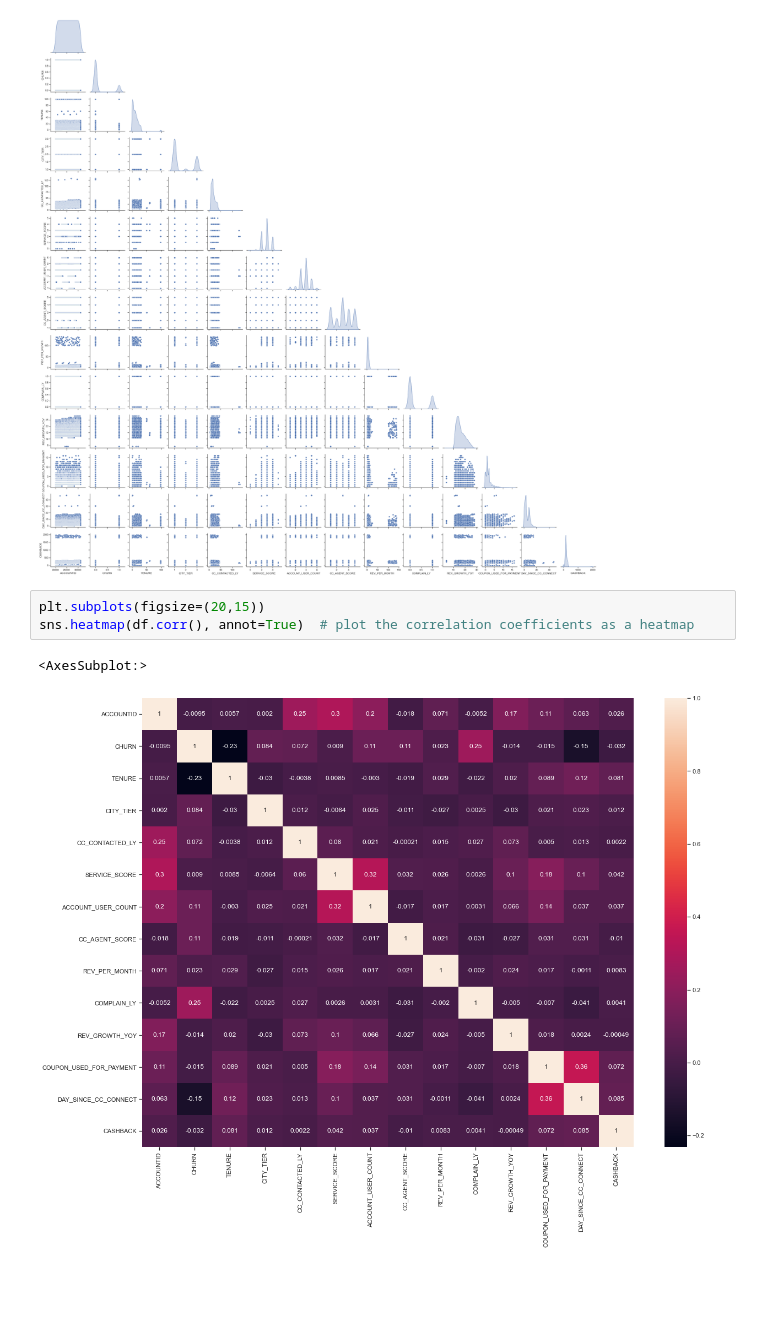
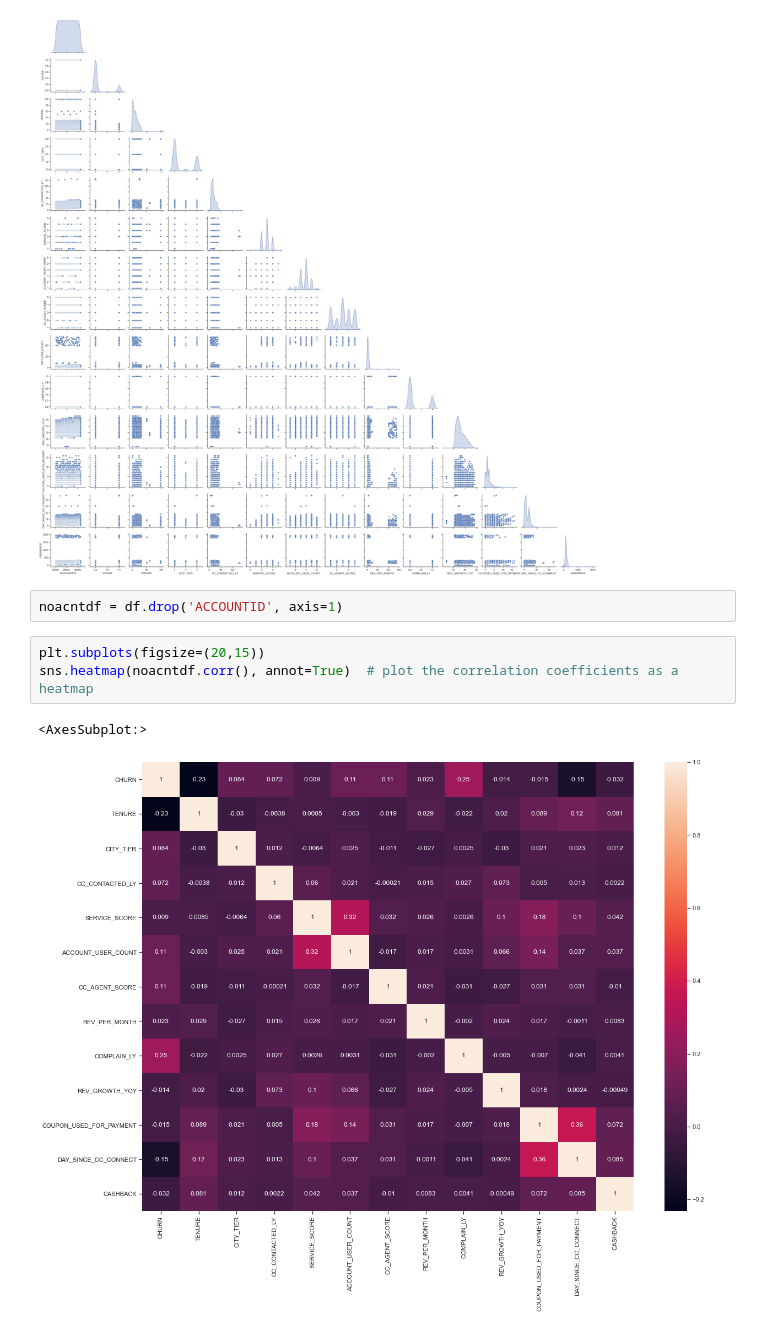
Before and after one commit to sainadh6414/datascience, a Jupyter notebook: _11_Capstone/Sai_Komaravolu_PN1.ipynb, the cells around one changed output. Cells and saved outputs as stored; diff of their text form; blank space fills up the shorter version.

```diff
--- a/_11_Capstone/Sai_Komaravolu_PN1.ipynb
+++ b/_11_Capstone/Sai_Komaravolu_PN1.ipynb
@@ -323,9 +323,11 @@ sns.pairplot(df,diag_kind='kde',corner=True)
 # %% [output]
 <seaborn.axisgrid.PairGrid at 0x...>
 [figure]
+# %%
+noacntdf = df.drop('ACCOUNTID', axis=1)
 # %%
 plt.subplots(figsize=(20,15))
-sns.heatmap(df.corr(), annot=True)  # plot the correlation coefficients as a heatmap
+sns.heatmap(noacntdf.corr(), annot=True)  # plot the correlation coefficients as a heatmap
 # %% [output]
 <AxesSubplot:>
-[figure, old version]
+[figure, new version]
```
Also changed, not shown: parts of 2 cells of this notebook, 29 other files.
